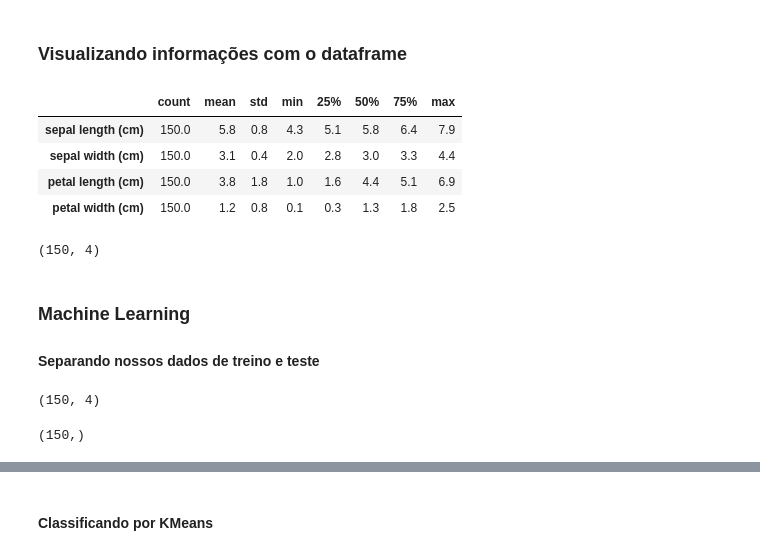
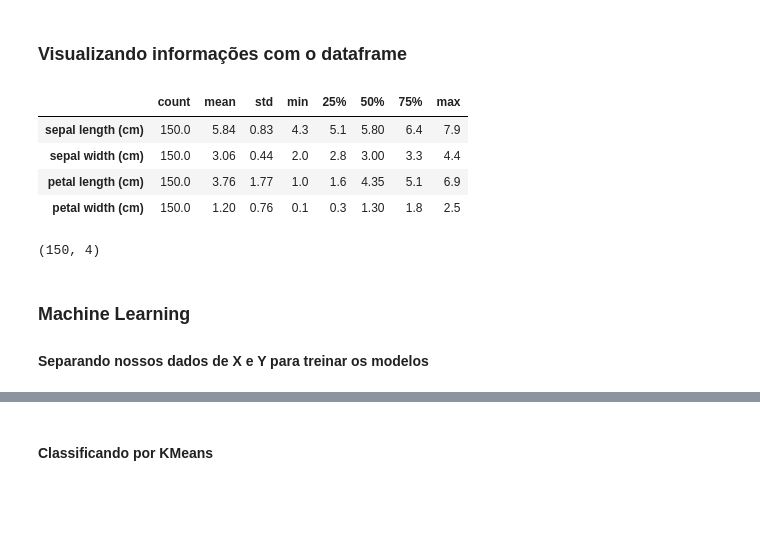
Before and after one commit to LulianoM/IrisDataAnalysis, a Jupyter notebook: Trabalho Íris - Gustavo.ipynb, the cells around one changed output, grey strips where cells are left out. Drawn from its saved outputs; the diff is of its cells as text; code cells hidden in the pictures; blank space fills up the shorter version.

```diff
--- a/Trabalho Íris - Gustavo.ipynb
+++ b/Trabalho Íris - Gustavo.ipynb
@@ -90,17 +92,17 @@ Length: 150, dtype: int32
 # %% [markdown]
 ### Visualizando informações com o dataframe
 # %%
-df.describe().transpose().round(1)
+df.describe().transpose().round(2)
 # %% [output]
 |  | count | mean | std | min | 25% | 50% | 75% | max |
-| sepal length (cm) | 150.0 | 5.8 | 0.8 | 4.3 | 5.1 | 5.8 | 6.4 | 7.9 |
-| sepal width (cm) | 150.0 | 3.1 | 0.4 | 2.0 | 2.8 | 3.0 | 3.3 | 4.4 |
-| petal length (cm) | 150.0 | 3.8 | 1.8 | 1.0 | 1.6 | 4.4 | 5.1 | 6.9 |
-| petal width (cm) | 150.0 | 1.2 | 0.8 | 0.1 | 0.3 | 1.3 | 1.8 | 2.5 |
+| sepal length (cm) | 150.0 | 5.84 | 0.83 | 4.3 | 5.1 | 5.80 | 6.4 | 7.9 |
+| sepal width (cm) | 150.0 | 3.06 | 0.44 | 2.0 | 2.8 | 3.00 | 3.3 | 4.4 |
+| petal length (cm) | 150.0 | 3.76 | 1.77 | 1.0 | 1.6 | 4.35 | 5.1 | 6.9 |
+| petal width (cm) | 150.0 | 1.20 | 0.76 | 0.1 | 0.3 | 1.30 | 1.8 | 2.5 |
 # %%
 df.shape
 # %% [output]
 (150, 4)
 # %% [markdown]
 ### Machine Learning
-#### Separando nossos dados de treino e teste
+#### Separando nossos dados de X e Y para treinar os modelos
@@ -109,8 +108,0 @@ x_train , y_train =iris['data'], iris['target']
-# %%
-x_train.shape
-# %% [output]
-(150, 4)
-# %%
-y_train.shape
-# %% [output]
-(150,)
```
Also changed, not shown: parts of 17 cells of this notebook.
